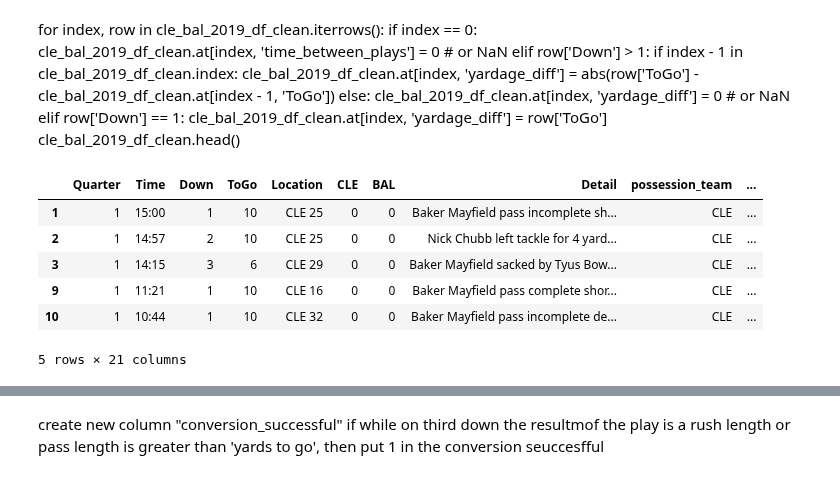
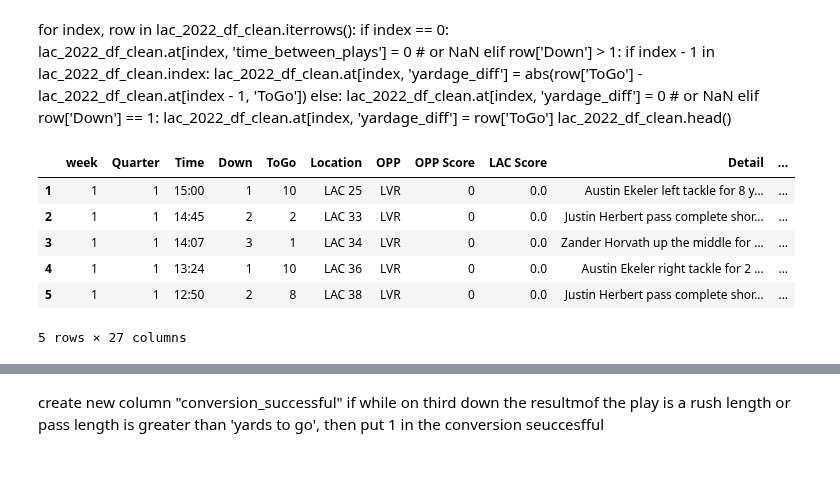
Before and after one commit to rfe123/umn_data_project_004, a Jupyter notebook: matt/lac_2022.ipynb, the cells around one changed output, grey strips where cells are left out. Cells and saved outputs as stored; diff of their text form; code cells hidden in the pictures.

```diff
--- a/matt/lac_2022.ipynb
+++ b/matt/lac_2022.ipynb
@@ -118,0 +179,8 @@ cle_off_df.head()
+# %%
+for index, row in lac_off_df.iterrows():
+    play_detail = row['Detail']
+    if re.search(r'\bfield goal\b', play_detail):  # Check for 'sacked' in the play detail
+        lac_off_df.at[index, 'field goal att'] = 1  # Set 'sacked' to 1 if 'sacked' is found
+    else:
+        lac_off_df.at[index, 'field goal att'] = 0
+lac_off_df.head()
@@ -119,15 +194,18 @@ cle_off_df.head()
 # %%
-cle_off_df['sacked'] = 0  # Initialize the 'sacked' column
-cle_off_df['sack_yards'] = 0  # Initialize the 'sack yards' column
-
-for index, row in cle_off_df.iterrows():
+for index, row in lac_off_df.iterrows():
     play_detail = row['Detail']
-    if re.search(r'\b(sacked)\b', play_detail):  # Check for 'sacked' in the play detail
-        cle_off_df.at[index, 'sacked'] = 1  # Set 'sacked' to 1 if 'sacked' is found
+    if re.search(r'\bsacked\b', play_detail):  # Check for 'sacked' in the play detail
+        lac_off_df.at[index, 'sacked'] = 1  # Set 'sacked' to 1 if 'sacked' is found
         # Extract sack yards using regex
         sack_yards_match = re.search(r'(-?\d+)\s+yards', play_detail)  # Match negative or positive numbers
-        sack_yards = int(sack_yards_match.group(1))  # Extract the sack yards value
-        cle_off_df.at[index, 'sack_yards'] = sack_yards  # Assign sack yards to the corresponding row
+        if sack_yards_match:
+            sack_yards = int(sack_yards_match.group(1))  # Extract the sack yards value
+            lac_off_df.at[index, 'sack_yards'] = sack_yards  # Assign sack yards to the corresponding row
+        else:
+            lac_off_df.at[index, 'sack_yards'] = 0  # If no sack yards found, set it to 0
+    else:
+        lac_off_df.at[index, 'sacked'] = 0
+        lac_off_df.at[index, 'sack_yards'] = 0
 
-cle_off_df.head()
+lac_off_df.head()
 # %% [output]
@@ -160,15 +218,15 @@ memory usage: 4.9+ KB
 # %% [markdown]
-for index, row in cle_bal_2019_df_clean.iterrows():
+for index, row in lac_2022_df_clean.iterrows():
     if index == 0:
-        cle_bal_2019_df_clean.at[index, 'time_between_plays'] = 0  # or NaN
+        lac_2022_df_clean.at[index, 'time_between_plays'] = 0  # or NaN
     elif row['Down'] > 1:
-        if index - 1 in cle_bal_2019_df_clean.index:
-            cle_bal_2019_df_clean.at[index, 'yardage_diff'] = abs(row['ToGo'] - cle_bal_2019_df_clean.at[index - 1, 'ToGo'])
+        if index - 1 in lac_2022_df_clean.index:
+            lac_2022_df_clean.at[index, 'yardage_diff'] = abs(row['ToGo'] - lac_2022_df_clean.at[index - 1, 'ToGo'])
         else:
-            cle_bal_2019_df_clean.at[index, 'yardage_diff'] = 0  # or NaN
+            lac_2022_df_clean.at[index, 'yardage_diff'] = 0  # or NaN
     elif row['Down'] == 1:
-        cle_bal_2019_df_clean.at[index, 'yardage_diff'] = row['ToGo']
-cle_bal_2019_df_clean.head()
+        lac_2022_df_clean.at[index, 'yardage_diff'] = row['ToGo']
+lac_2022_df_clean.head()
 # %%
 def update_pass_columns(row):
     global previous_pass_tally  # Make previous_pass_tally accessible and modifiable within the function
@@ -205,7 +263,7 @@ def update_pass_columns(row):
 previous_pass_tally = 0
 
 # Apply the function to each row to update pass columns
-cle_off_df = cle_off_df.apply(update_pass_columns, axis=1)
+lac_off_df = lac_off_df.apply(update_pass_columns, axis=1)
 # %%
 def update_rush_columns(row):
     detail = row['Detail']
@@ -214,46 +272,46 @@ def update_rush_columns(row):
     for word in match_words:
         if word in detail:
             yards_match = re.search(r'for\s+(\d+)\s+yards', detail)
             if yards_match:
                 row['rush_play'] = 1
                 row['rush_length'] = int(yards_match.group(1))
             else:
                 row['rush_play'] = 0
                 row['rush_length'] = 0
             return row
 
     row['rush_play'] = 0
     row['rush_length'] = 0
     return row
 
 def update_rush_yards_tally(row, previous_tally):
     if row['rush_play'] == 1:
         row['rush_yards_tally'] = previous_tally + row['rush_length']
     else:
         row['rush_yards_tally'] = previous_tally
     return row
 
 # Apply the function to each row to update rush columns
 # Apply the function to each row to update rush columns
-cle_off_df = cle_off_df.apply(lambda row: update_rush_columns(row), axis=1)
+lac_off_df = lac_off_df.apply(lambda row: update_rush_columns(row), axis=1)
 
 
 # Calculate cumulative rushing yards
 cumulative_rush_yards = 0
-cle_off_df['rush_yards_tally'] = 0
-for index, row in cle_off_df.iterrows():
-    cle_off_df.loc[index] = update_rush_yards_tally(row, cumulative_rush_yards)
-    cumulative_rush_yards = cle_off_df.loc[index, 'rush_yards_tally']
+lac_off_df['rush_yards_tally'] = 0
+for index, row in lac_off_df.iterrows():
+    lac_off_df.loc[index] = update_rush_yards_tally(row, cumulative_rush_yards)
+    cumulative_rush_yards = lac_off_df.loc[index, 'rush_yards_tally']
 
-cle_off_df.head()
+lac_off_df.head()
 # %% [output]
-|  | Quarter | Time | Down | ToGo | Location | CLE | BAL | Detail | possession_team | ... |
-| 1 | 1 | 15:00 | 1 | 10 | CLE 25 | 0 | 0 | Baker Mayfield pass incomplete sh... | CLE | ... |
-| 2 | 1 | 14:57 | 2 | 10 | CLE 25 | 0 | 0 | Nick Chubb left tackle for 4 yard... | CLE | ... |
-| 3 | 1 | 14:15 | 3 | 6 | CLE 29 | 0 | 0 | Baker Mayfield sacked by Tyus Bow... | CLE | ... |
-| 9 | 1 | 11:21 | 1 | 10 | CLE 16 | 0 | 0 | Baker Mayfield pass complete shor... | CLE | ... |
-| 10 | 1 | 10:44 | 1 | 10 | CLE 32 | 0 | 0 | Baker Mayfield pass incomplete de... | CLE | ... |
+|  | week | Quarter | Time | Down | ToGo | Location | OPP | OPP Score | LAC Score | Detail | ... |
+| 1 | 1 | 1 | 15:00 | 1 | 10 | LAC 25 | LVR | 0 | 0.0 | Austin Ekeler left tackle for 8 y... | ... |
+| 2 | 1 | 1 | 14:45 | 2 | 2 | LAC 33 | LVR | 0 | 0.0 | Justin Herbert pass complete shor... | ... |
+| 3 | 1 | 1 | 14:07 | 3 | 1 | LAC 34 | LVR | 0 | 0.0 | Zander Horvath up the middle for ... | ... |
+| 4 | 1 | 1 | 13:24 | 1 | 10 | LAC 36 | LVR | 0 | 0.0 | Austin Ekeler right tackle for 2 ... | ... |
+| 5 | 1 | 1 | 12:50 | 2 | 8 | LAC 38 | LVR | 0 | 0.0 | Justin Herbert pass complete shor... | ... |
-5 rows × 21 columns
+5 rows × 27 columns
 # %%
 def yards_to_promised_land(location):
     match = re.search(r'CLE\s+(\d+)', location)
```
Also changed, not shown: parts of 23 cells of this notebook, 31 other files.
